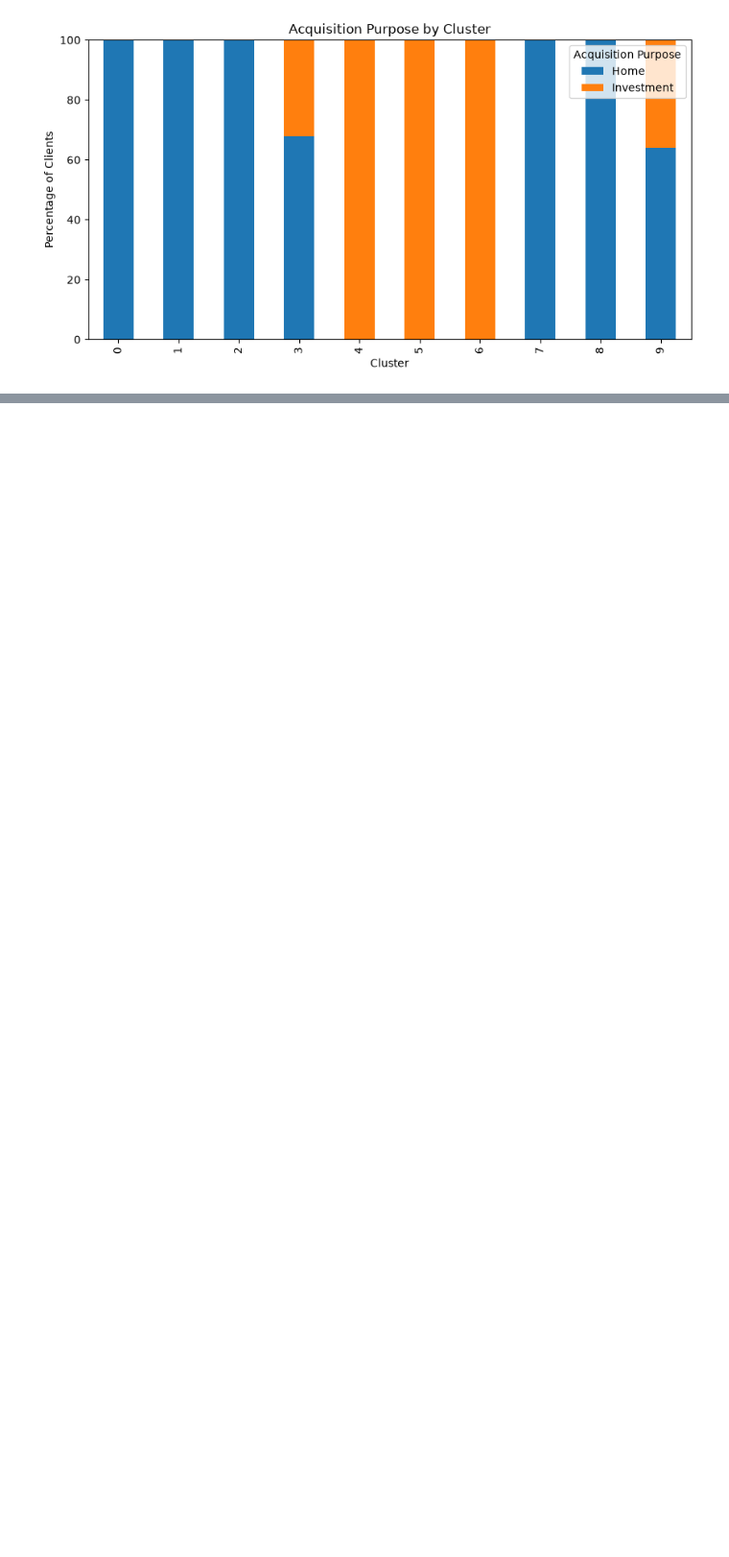
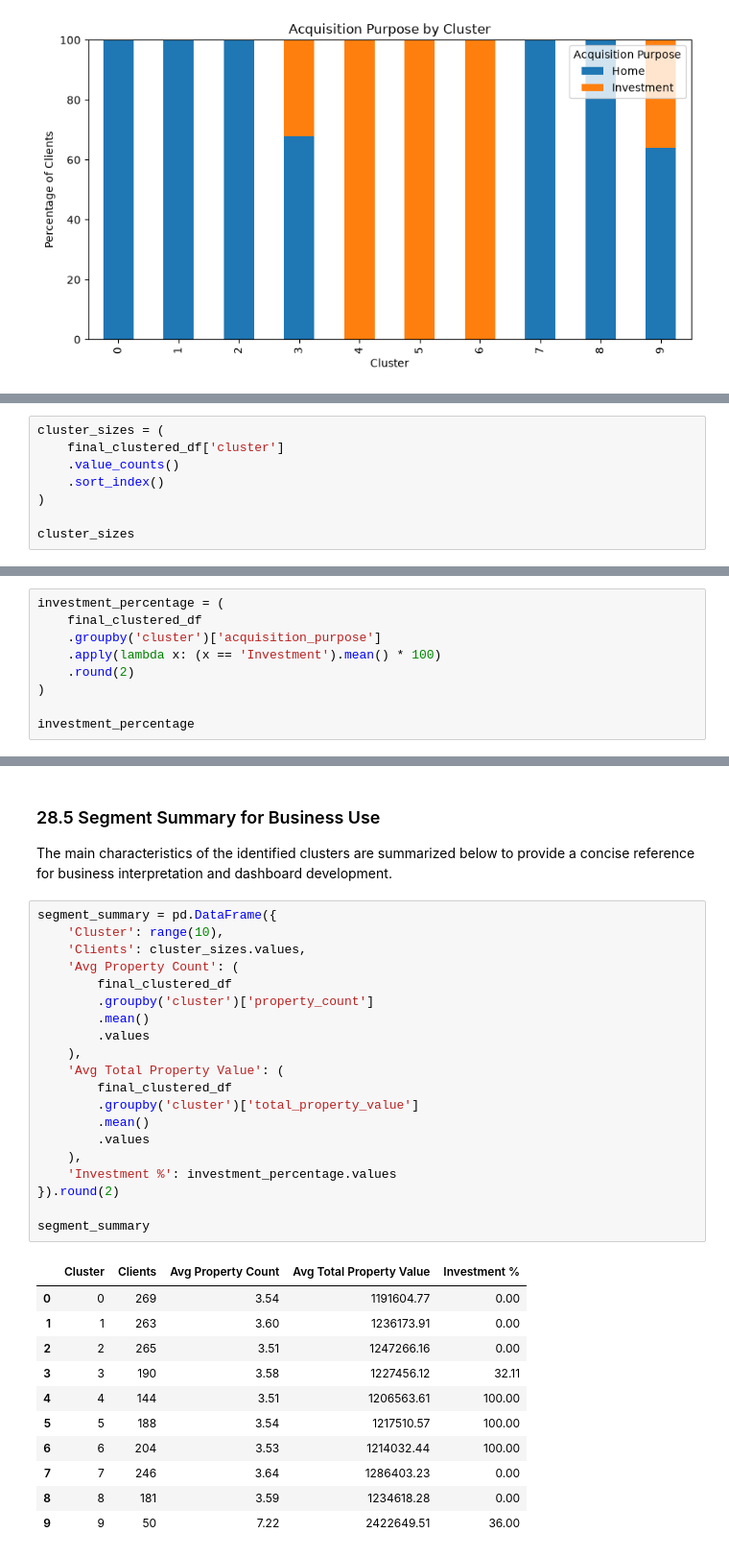
Before and after one commit to Dvnsh-coder/real-estate-ml-project, a Jupyter notebook: notebook/03_Data_Integration_Feature_Engineering.ipynb, the cells around one changed output, grey strips where cells are left out. Shown at 96% size. Cells and saved outputs as stored; diff of their text form; blank space fills up the shorter version.

```diff
--- a/notebook/03_Data_Integration_Feature_Engineering.ipynb
+++ b/notebook/03_Data_Integration_Feature_Engineering.ipynb
@@ -2079,0 +2159,8 @@ plt.show()
+# %%
+cluster_sizes = (
+    final_clustered_df['cluster']
+    .value_counts()
+    .sort_index()
+)
+
+cluster_sizes
@@ -2079,0 +2242,9 @@ plt.show()
+# %%
+investment_percentage = (
+    final_clustered_df
+    .groupby('cluster')['acquisition_purpose']
+    .apply(lambda x: (x == 'Investment').mean() * 100)
+    .round(2)
+)
+
+investment_percentage
@@ -2079,0 +2340,36 @@ plt.show()
+# %% [markdown]
+### 28.5 Segment Summary for Business Use
+
+The main characteristics of the identified clusters are summarized below to provide a concise reference for business interpretation and dashboard development.
+# %%
+segment_summary = pd.DataFrame({
+    'Cluster': range(10),
+    'Clients': cluster_sizes.values,
+    'Avg Property Count': (
+        final_clustered_df
+        .groupby('cluster')['property_count']
+        .mean()
+        .values
+    ),
+    'Avg Total Property Value': (
+        final_clustered_df
+        .groupby('cluster')['total_property_value']
+        .mean()
+        .values
+    ),
+    'Investment %': investment_percentage.values
+}).round(2)
+
+segment_summary
+# %% [output]
+|  | Cluster | Clients | Avg Property Count | Avg Total Property Value | Investment % |
+| 0 | 0 | 269 | 3.54 | 1191604.77 | 0.00 |
+| 1 | 1 | 263 | 3.60 | 1236173.91 | 0.00 |
+| 2 | 2 | 265 | 3.51 | 1247266.16 | 0.00 |
+| 3 | 3 | 190 | 3.58 | 1227456.12 | 32.11 |
+| 4 | 4 | 144 | 3.51 | 1206563.61 | 100.00 |
+| 5 | 5 | 188 | 3.54 | 1217510.57 | 100.00 |
+| 6 | 6 | 204 | 3.53 | 1214032.44 | 100.00 |
+| 7 | 7 | 246 | 3.64 | 1286403.23 | 0.00 |
+| 8 | 8 | 181 | 3.59 | 1234618.28 | 0.00 |
+| 9 | 9 | 50 | 7.22 | 2422649.51 | 36.00 |
```
Also changed, not shown: parts of 21 cells of this notebook.
